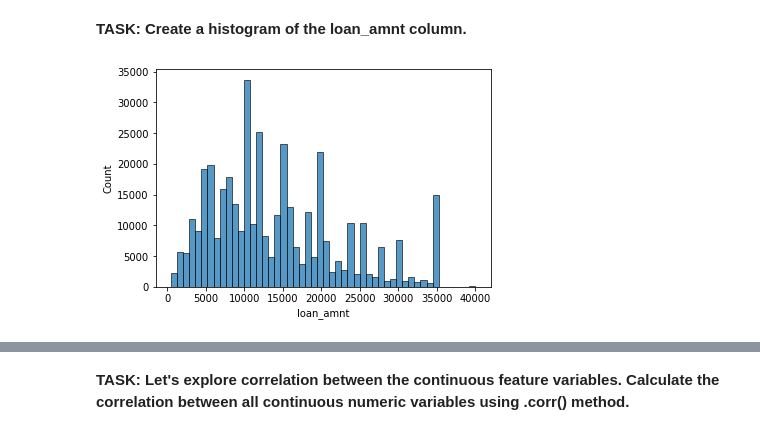
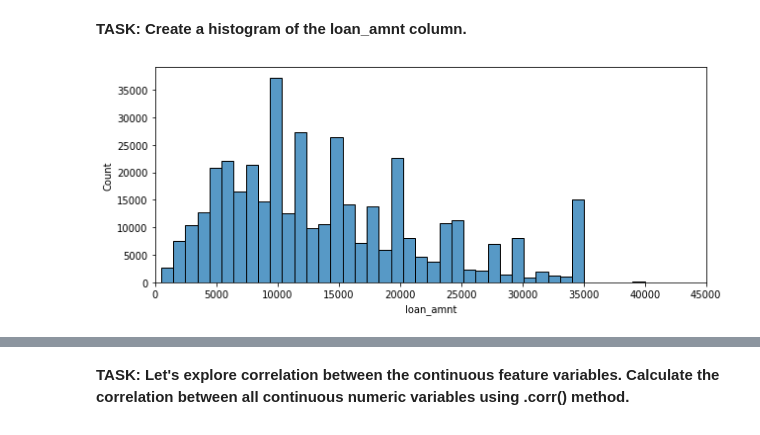
Before and after one commit to Ertugrul-Kurubal/Deep-Learning, a Jupyter notebook: Project/Deep Learning Capstone Project/Keras Lending Club Project.ipynb, the cells around one changed output, grey strips where cells are left out. Cells and saved outputs as stored; diff of their text form; code cells hidden in the pictures.

```diff
--- a/Project/Deep Learning Capstone Project/Keras Lending Club Project.ipynb
+++ b/Project/Deep Learning Capstone Project/Keras Lending Club Project.ipynb
@@ -286,8 +286,8 @@ sns.countplot(x="loan_status", data=df);
 **TASK: Create a histogram of the loan_amnt column.**
 # %%
 # CODE HERE
-plt.figure(figsize=(10,6))
+plt.figure(figsize=(10,4))
 sns.histplot(x="loan_amnt", data=df, bins=40)
 plt.xlim(0,45000);
 # %% [output]
-[figure, old version]
+[figure, new version]
```
Also changed, not shown: parts of 1 cell of this notebook.
